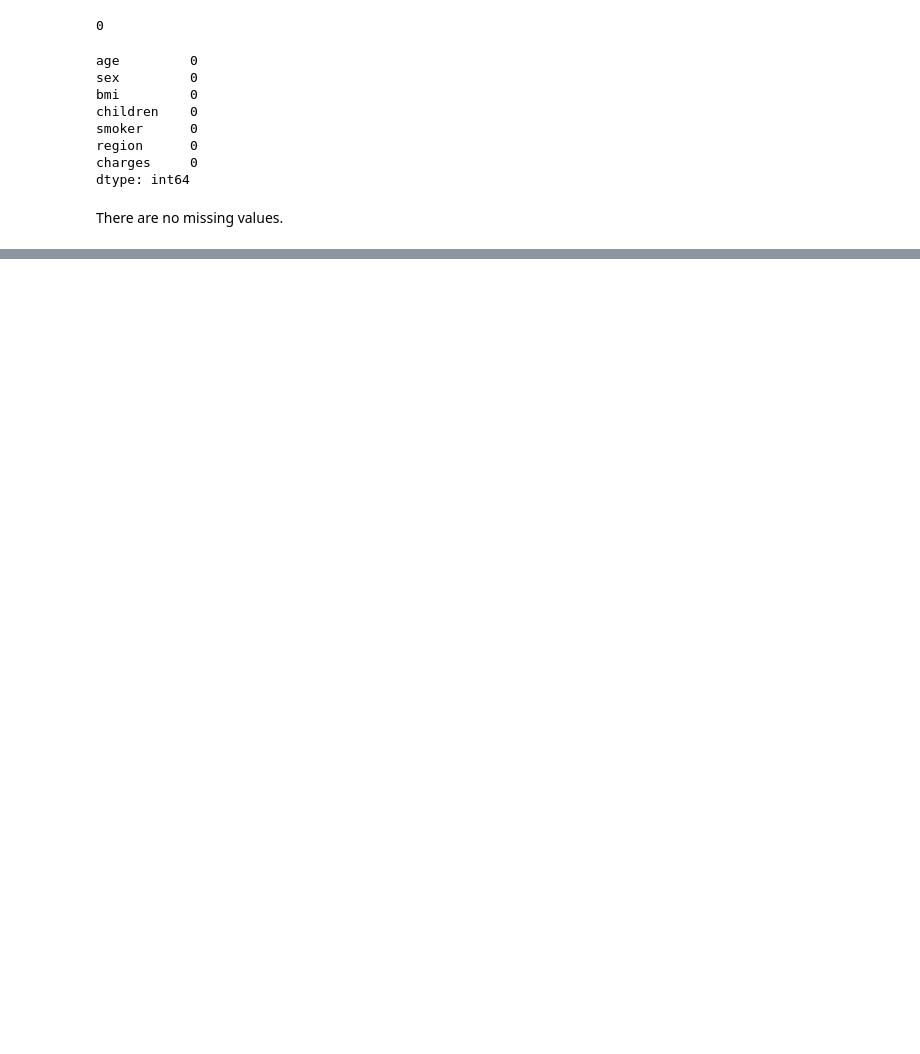
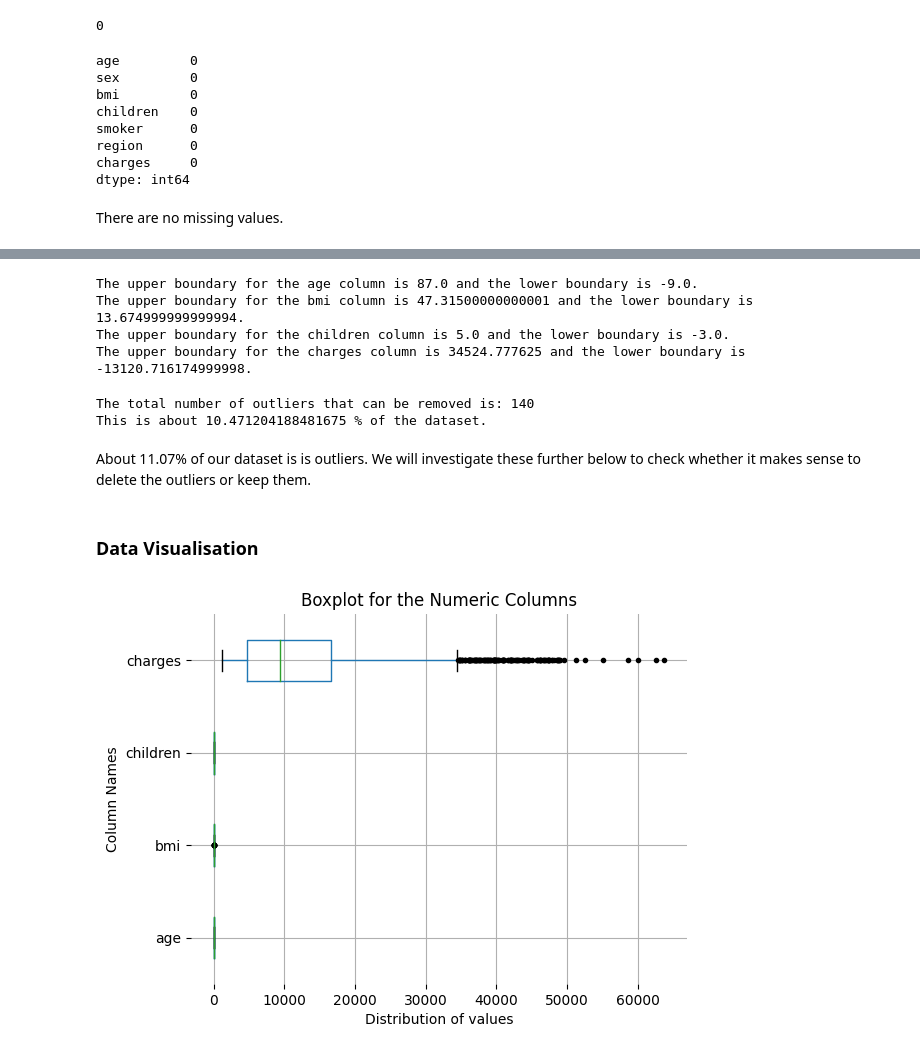
Before and after one commit to NkululekoCyrilCele/Projects, a Jupyter notebook: Regression/insurance_charges.ipynb, the cells around one changed output, grey strips where cells are left out. Saved outputs shown, nothing was run; the diff lists cells and outputs as text; code cells hidden in the pictures; blank space fills up the shorter version.

```diff
--- a/Regression/insurance_charges.ipynb
+++ b/Regression/insurance_charges.ipynb
@@ -126,0 +156,36 @@ import matplotlib.pyplot as plt, seaborn as sns
+# %%
+# Printing the boundaries for our target columns
+p.outlier()
+# %% [output]
+The upper boundary for the age column is 87.0 and the lower boundary is -9.0.
+The upper boundary for the bmi column is 47.31500000000001 and the lower boundary is 13.674999999999994.
+The upper boundary for the children column is 5.0 and the lower boundary is -3.0.
+The upper boundary for the charges column is 34524.777625 and the lower boundary is -13120.716174999998.
+# %%
+# Printing the estimate of the potential outliers
+print("The total number of outliers that can be removed is:",
+      len(df_insure[df_insure.age > 87.0]) +
+      len(df_insure[df_insure.age < -9.0]) +
+      len(df_insure[df_insure.bmi > 47.315]) +
+      len(df_insure[df_insure.bmi < 13.675]) +
+      len(df_insure[df_insure.children > 5.0]) +
+      len(df_insure[df_insure.children < -3.0]) +
+      len(df_insure[df_insure.charges > 34524.78]) +
+      len(df_insure[df_insure.charges < -13120.72]))
+
+# Printing the percentage estimate of the outliers
+print("This is about", ((len(df_insure[df_insure.age > 87.0]) +
+      len(df_insure[df_insure.age < -9.0]) +
+      len(df_insure[df_insure.bmi > 47.315]) +
+      len(df_insure[df_insure.bmi < 13.675]) +
+      len(df_insure[df_insure.children > 5.0]) +
+      len(df_insure[df_insure.children < -3.0]) +
+      len(df_insure[df_insure.charges > 34524.78]) +
+      len(df_insure[df_insure.charges < -13120.72])) / 1337) * 100, "% of the dataset.")
+# %% [output]
+The total number of outliers that can be removed is: 140
+This is about 10.471204188481675 % of the dataset.
+# %% [markdown]
+About 11.07% of our dataset is is outliers. We will investigate these further below to check whether it makes sense to delete the outliers or keep them.
+# %% [markdown]
+### Data Visualisation
@@ -126,0 +197,10 @@ import matplotlib.pyplot as plt, seaborn as sns
+# %%
+# Drawing boxplots for our numeric dataset, including our output variable
+df_insure.boxplot(column= ["age", "bmi", "children", "charges"], vert=False, sym="k.")
+plt.suptitle("")
+plt.title("Boxplot for the Numeric Columns")
+plt.xlabel("Distribution of values")
+plt.ylabel("Column Names")
+plt.box(False)
+# %% [output]
+[figure, added]
```
Also changed, not shown: parts of 133 cells of this notebook.
